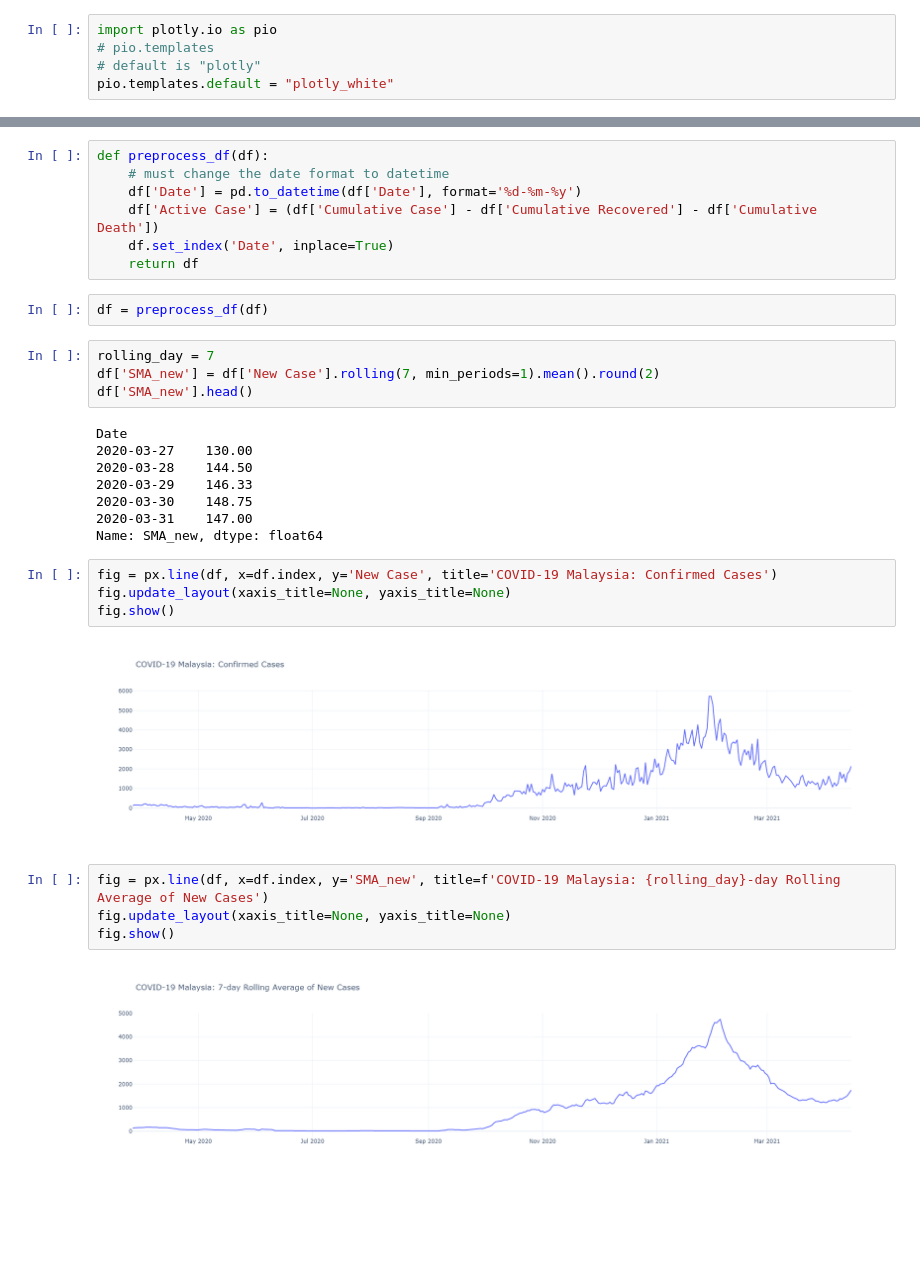
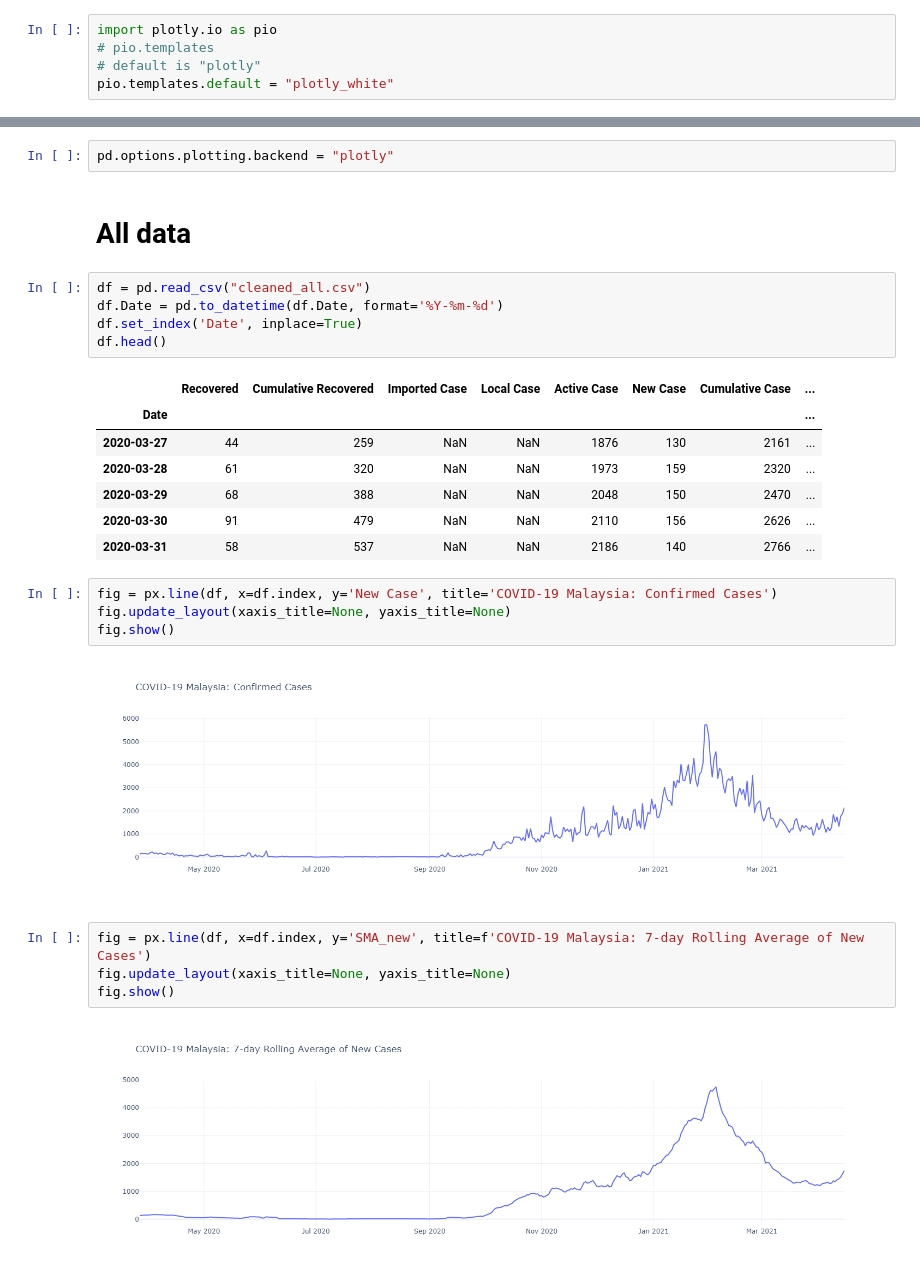
Before and after one commit to ansonnn07/covid19-malaysia, a Jupyter notebook: visualize.ipynb, the cells around one changed output, grey strips where cells are left out. Saved outputs shown, nothing was run; the diff lists cells and outputs as text; blank space fills up the shorter version.

```diff
--- a/visualize.ipynb
+++ b/visualize.ipynb
@@ -70,35 +20,31 @@ del df_non_na
+# %%
+pd.options.plotting.backend = "plotly"
+# %% [markdown]
+# All data
 # %%
-def preprocess_df(df):
-    # must change the date format to datetime
-    df['Date'] = pd.to_datetime(df['Date'], format='%d-%m-%y')
-    df['Active Case'] = (df['Cumulative Case'] - df['Cumulative Recovered'] - df['Cumulative Death'])
-    df.set_index('Date', inplace=True)
-    return df
+df = pd.read_csv("cleaned_all.csv")
+df.Date = pd.to_datetime(df.Date, format='%Y-%m-%d')
+df.set_index('Date', inplace=True)
+df.head()
+# %% [output]
+|  | Recovered | Cumulative Recovered | Imported Case | Local Case | Active Case | New Case | Cumulative Case | ... |
+| Date |  |  |  |  |  |  |  | ... |
+| 2020-03-27 | 44 | 259 | NaN | NaN | 1876 | 130 | 2161 | ... |
+| 2020-03-28 | 61 | 320 | NaN | NaN | 1973 | 159 | 2320 | ... |
+| 2020-03-29 | 68 | 388 | NaN | NaN | 2048 | 150 | 2470 | ... |
+| 2020-03-30 | 91 | 479 | NaN | NaN | 2110 | 156 | 2626 | ... |
+| 2020-03-31 | 58 | 537 | NaN | NaN | 2186 | 140 | 2766 | ... |
-# %%
-df = preprocess_df(df)
-# %%
-rolling_day = 7
-df['SMA_new'] = df['New Case'].rolling(7, min_periods=1).mean().round(2)
-df['SMA_new'].head()
-# %% [output]
-Date
-2020-03-27    130.00
-2020-03-28    144.50
-2020-03-29    146.33
-2020-03-30    148.75
-2020-03-31    147.00
-Name: SMA_new, dtype: float64
 # %%
 fig = px.line(df, x=df.index, y='New Case', title='COVID-19 Malaysia: Confirmed Cases')
 fig.update_layout(xaxis_title=None, yaxis_title=None)
 fig.show()
 # %% [output]
-[figure, old version]
+[figure, new version]
 # %%
-fig = px.line(df, x=df.index, y='SMA_new', title=f'COVID-19 Malaysia: {rolling_day}-day Rolling Average of New Cases')
+fig = px.line(df, x=df.index, y='SMA_new', title=f'COVID-19 Malaysia: 7-day Rolling Average of New Cases')
 fig.update_layout(xaxis_title=None, yaxis_title=None)
 fig.show()
 # %% [output]
-[figure, old version]
+[figure, new version]
 # %%
 fig = go.Figure()
```
Also changed, not shown: parts of 33 cells of this notebook, 15 other files.
